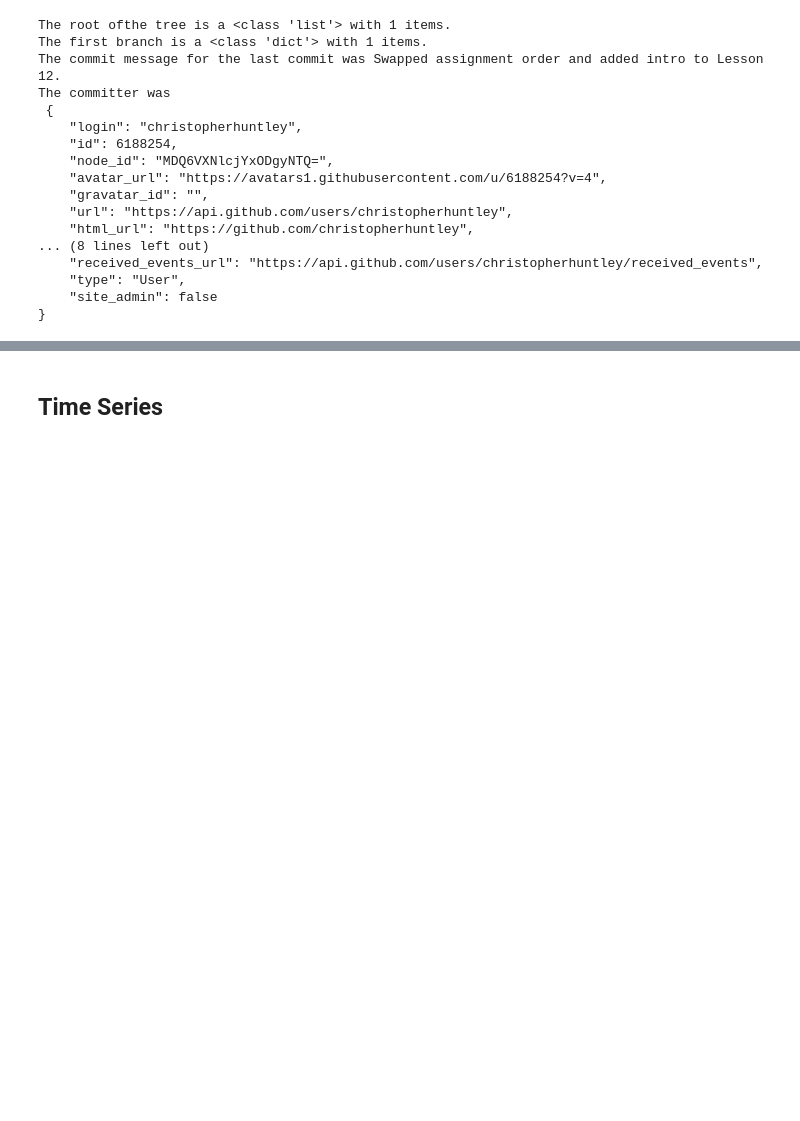
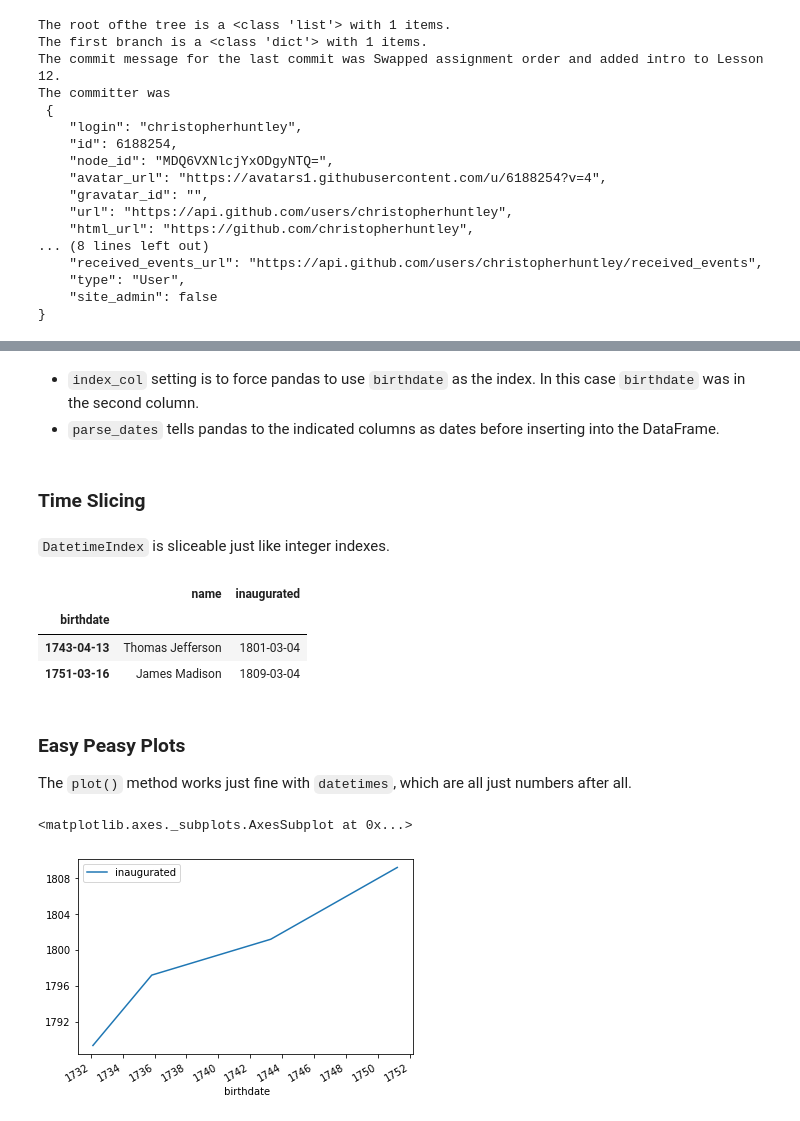
Before and after one commit to philipmaymin/buan5405-lessons-philipmaymin, a Jupyter notebook: L12_Odds_Ends.ipynb, the cells around one changed output, grey strips where cells are left out. Cells and saved outputs as stored; diff of their text form; code cells hidden in the pictures; blank space fills up the shorter version.

```diff
--- a/L12_Odds_Ends.ipynb
+++ b/L12_Odds_Ends.ipynb
@@ -90,0 +193,3 @@ The committer was
+# %%
+pres_df = pd.read_csv("presidents.csv", index_col=1,parse_dates=[1,2])
+pres_df
@@ -91,5 +203,25 @@ The committer was
+# %% [markdown]
+ - `index_col` setting is to force pandas to use `birthdate` as the index. In this case `birthdate` was in the second column.
+ - `parse_dates` tells pandas to the indicated columns as dates before inserting into the DataFrame.
 # %% [markdown]
-## Time Series
+### Time Slicing
+# %% [markdown]
+`DatetimeIndex` is sliceable just like integer indexes.
+# %%
+pres_df['1740-01-01':]
+# %% [output]
+|  | name | inaugurated |
+| birthdate |  |  |
+| 1743-04-13 | Thomas Jefferson | 1801-03-04 |
+| 1751-03-16 | James Madison | 1809-03-04 |
+# %% [markdown]
+### Easy Peasy Plots
+The `plot()` method works just fine with `datetimes`, which are all just numbers after all.
+# %%
+pres_df.plot()
+# %% [output]
+<matplotlib.axes._subplots.AxesSubplot at 0x...>
+[figure, added]
 # %% [markdown]
 ---
 ## Exercises
```
Also changed, not shown: parts of 18 cells of this notebook, 1 other file.
